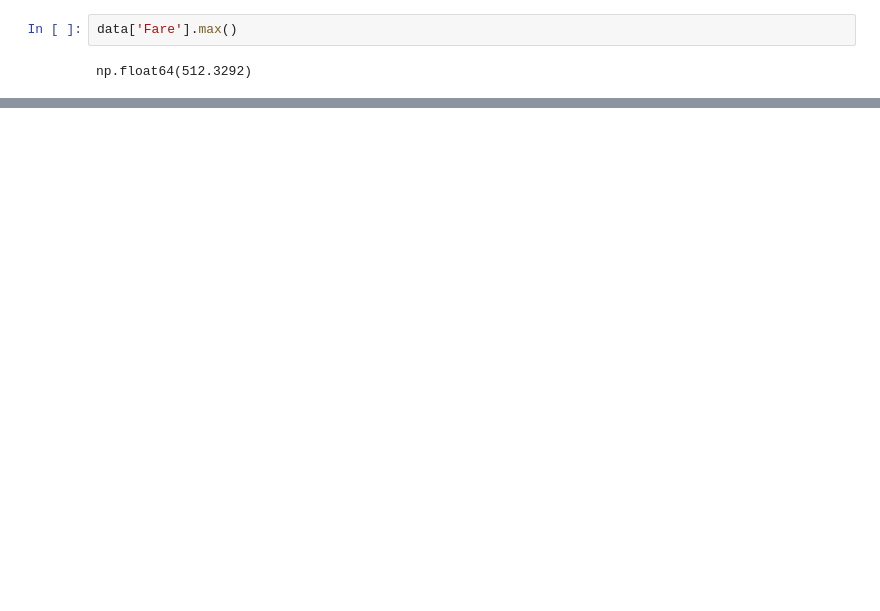
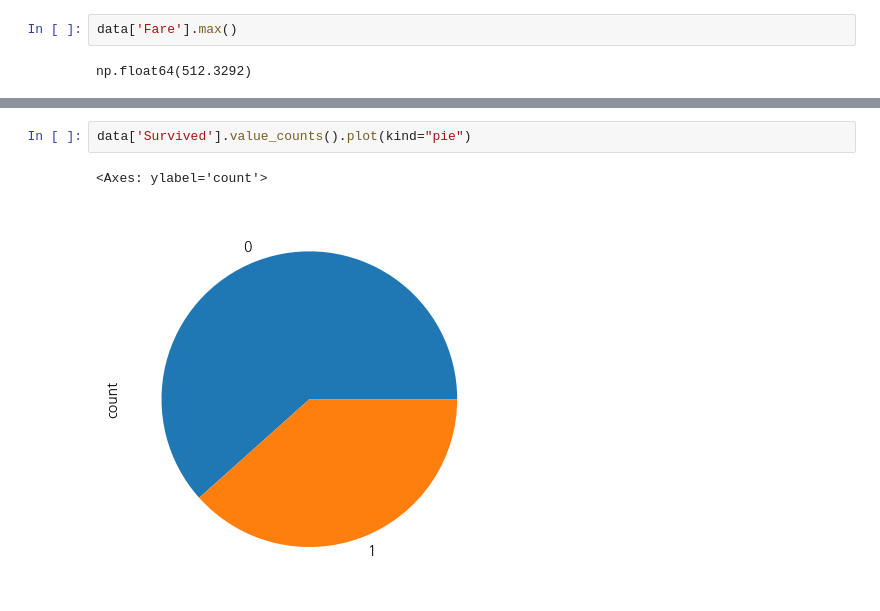
Before and after one commit to git605959/fintech, a Jupyter notebook: 05 machine_learning/08지도학습_분류분석_의사결정나무.ipynb, the cells around one changed output, grey strips where cells are left out. Cells and saved outputs as stored; diff of their text form; blank space fills up the shorter version.

```diff
--- a/05 machine_learning/08지도학습_분류분석_의사결정나무.ipynb
+++ b/05 machine_learning/08지도학습_분류분석_의사결정나무.ipynb
@@ -227,0 +316,5 @@ data[data['Fare']==512.3292]
+# %%
+data['Survived'].value_counts().plot(kind="pie")
+# %% [output]
+<Axes: ylabel='count'>
+[figure, added]
```
Also changed, not shown: parts of 39 cells of this notebook, 4 other files.
